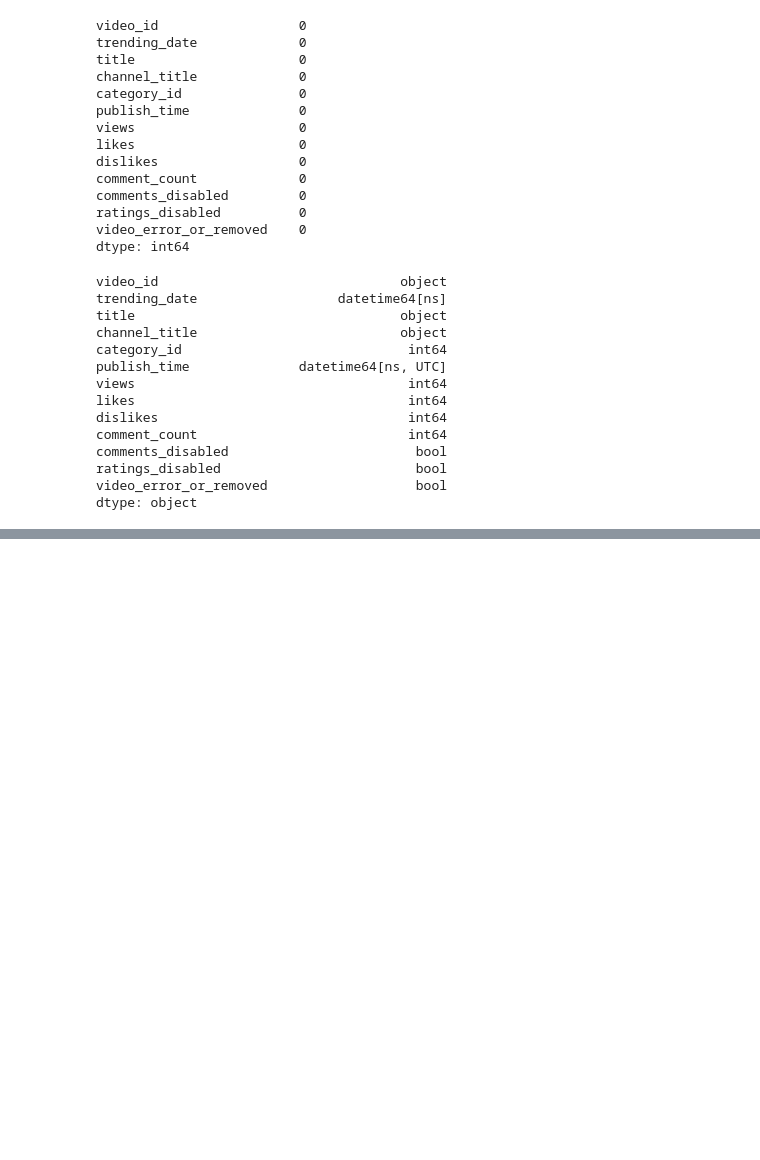
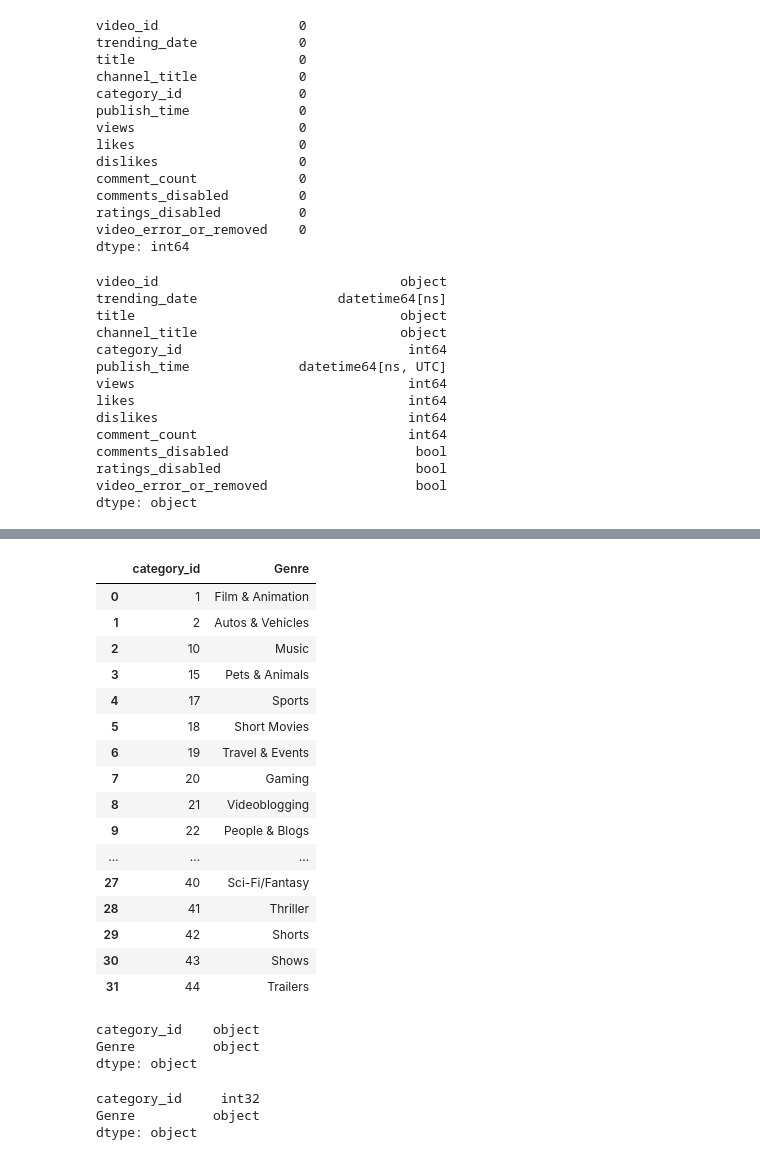
Before and after one commit to yashgadhwe/youtube_analysis, a Jupyter notebook: datacleaning.ipynb, the cells around one changed output, grey strips where cells are left out. Drawn from its saved outputs; the diff is of its cells as text; code cells hidden in the pictures; blank space fills up the shorter version.

```diff
--- a/datacleaning.ipynb
+++ b/datacleaning.ipynb
@@ -147,0 +128,2 @@ genre
+# %%
+id = [genre['items'][i]['id'] for i in range(len(genre))]
@@ -147,0 +148,2 @@ genre
+# %%
+gnr = [genre['items'][i]['snippet']['title'] for i in range(len(genre))]
@@ -147,0 +190,27 @@ genre
+# %%
+gr = pd.DataFrame({'category_id':id, 'Genre':gnr})
+gr
+# %% [output]
+|  | category_id | Genre |
+| 0 | 1 | Film & Animation |
+| 1 | 2 | Autos & Vehicles |
+| 2 | 10 | Music |
+| 3 | 15 | Pets & Animals |
+| 4 | 17 | Sports |
+| 5 | 18 | Short Movies |
+| 6 | 19 | Travel & Events |
+| 7 | 20 | Gaming |
+| 8 | 21 | Videoblogging |
+| 9 | 22 | People & Blogs |
+| ... | ... | ... |
+| 27 | 40 | Sci-Fi/Fantasy |
+| 28 | 41 | Thriller |
+| 29 | 42 | Shorts |
+| 30 | 43 | Shows |
+| 31 | 44 | Trailers |
+# %%
+gr.dtypes
+# %% [output]
+category_id    object
+Genre          object
+dtype: object
@@ -147,0 +219,6 @@ genre
+# %%
+gr.dtypes
+# %% [output]
+category_id     int32
+Genre          object
+dtype: object
```
Also changed, not shown: parts of 9 cells of this notebook, 3 other files.
